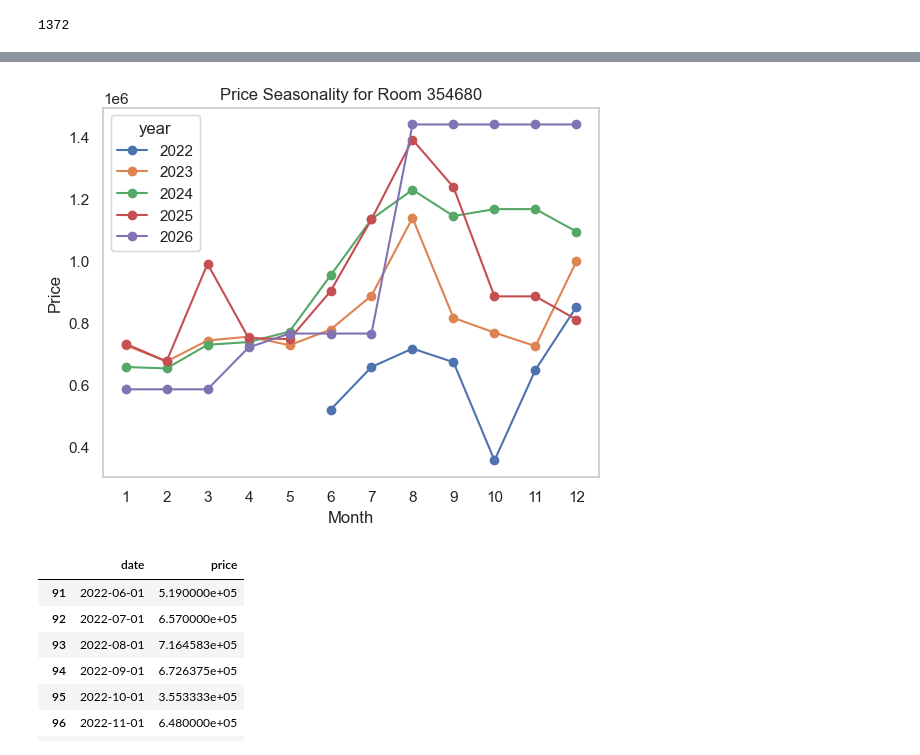
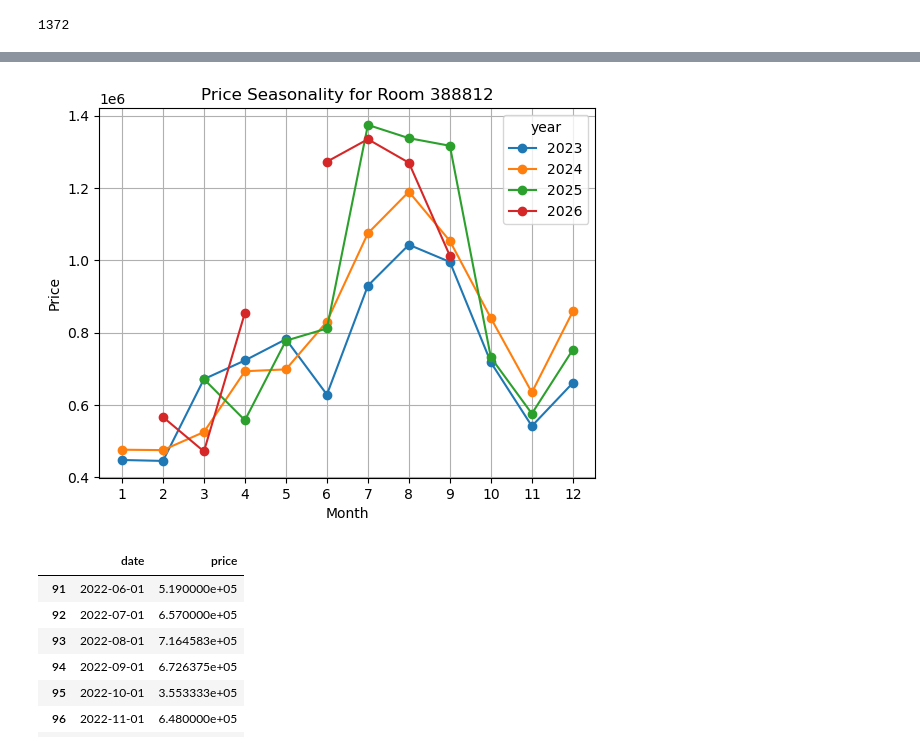
Before and after one commit to notnsas/hotel-demand-forecasting, a Jupyter notebook: notebooks/03_modeling.ipynb, the cells around one changed output, grey strips where cells are left out. Cells and saved outputs as stored; diff of their text form; code cells hidden in the pictures.

Commit message:
Paling best skrng

```diff
--- a/notebooks/03_modeling.ipynb
+++ b/notebooks/03_modeling.ipynb
@@ -30,10 +30,11 @@ print(sys.version)
 # %% [output]
 3.12.7 | packaged by conda-forge | (main, Oct  4 2024, 15:47:54) [MSC v.1941 64 bit (AMD64)]
 # %%
-# df = pd.read_csv('../data/processed/room_monthly_features_v5.2.csv') # Best so far
+# df = pd.read_csv('../data/processed/room_monthly_features_v5.2.csv')
 # df = pd.read_csv('../data/processed/room_monthly_features_v6.csv') #
 # df = pd.read_csv('../data/processed/room_monthly_features_v7.3.csv')
-df = pd.read_csv('../data/processed/room_monthly_features_v7.4.csv')
+# df = pd.read_csv('../data/processed/room_monthly_features_v7.4.csv')# Best so far
+df = pd.read_csv('../data/processed/room_monthly_features_v8.csv')
 df.head()
 # %% [output]
 |  | month_period | id | masterId | propertyId | roomId | numChild | price | commission | ... |
@@ -2992,5 +2997,3 @@ def advanced_hybrid_fe_direct(data, h=1):
     #     df[f'price_lag_{lag}'] = df.groupby('roomId')['price'].shift(lag)
     #     df['year_trend'] = df['year'] - df['year'].min()
     return df
-# %%
-data = df
@@ -3013,3 +3000,6 @@ data
+# %%
+data = data[data["propertyId"] != 194837]
+data = data[data["propertyId"] != 194842]
 # %%
 # BEST SO FAR
 
@@ -4422,33 +4408,34 @@ import pandas as pd
 # room_id_target = 354683
 # room_id_target = 419296
 # room_id_target = 370150
 # room_id_target = 512299
 # room_id_target = 354683
-room_id_target = 354680
+# room_id_target = 354680
+room_id_target = 388812
 # 5	354683	Deluxe Double or Twin Room with Balcony	Mantra Gili	32.669917	207643.476947	48
 # 2	354680
 
 # 354683
 # 1	354680
 # 512299  # change this
 
 subset = data.copy()
 subset = subset[subset["roomId"] == room_id_target]
 
-subset["month_period"] = subset["month_period"]
+subset["month_period"] = pd.to_datetime(subset["month_period"])
 subset["year"] = subset["month_period"].dt.year
 subset["month"] = subset["month_period"].dt.month
 
 pivot = subset.pivot(index="month", columns="year", values="price")
 
 pivot.plot(marker="o")
 
 plt.title(f"Price Seasonality for Room {room_id_target}")
 plt.xlabel("Month")
 plt.ylabel("Price")
 plt.xticks(range(1, 13))
 plt.grid()
 
 plt.show()
 # %% [output]
-[figure, old version]
+[figure, new version]
```
Also changed, not shown: parts of 9 cells of this notebook, 4 other files.
